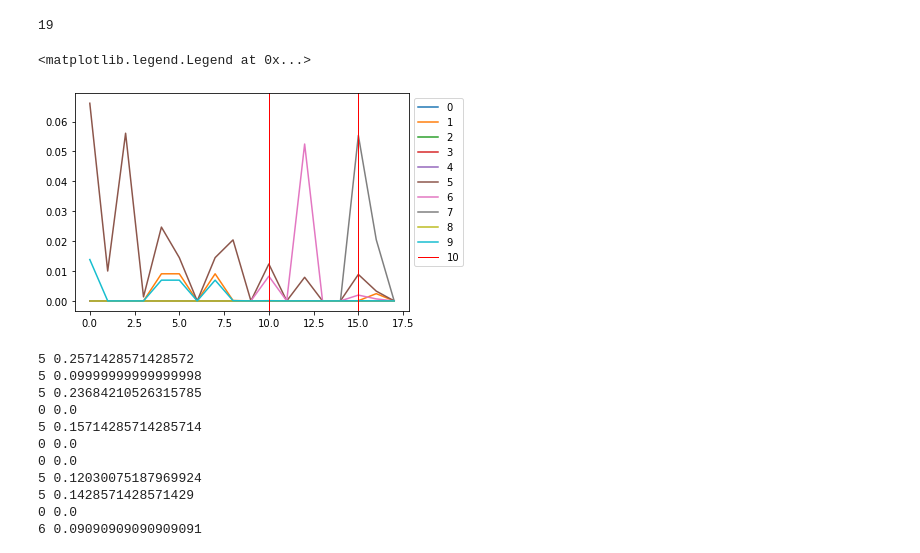
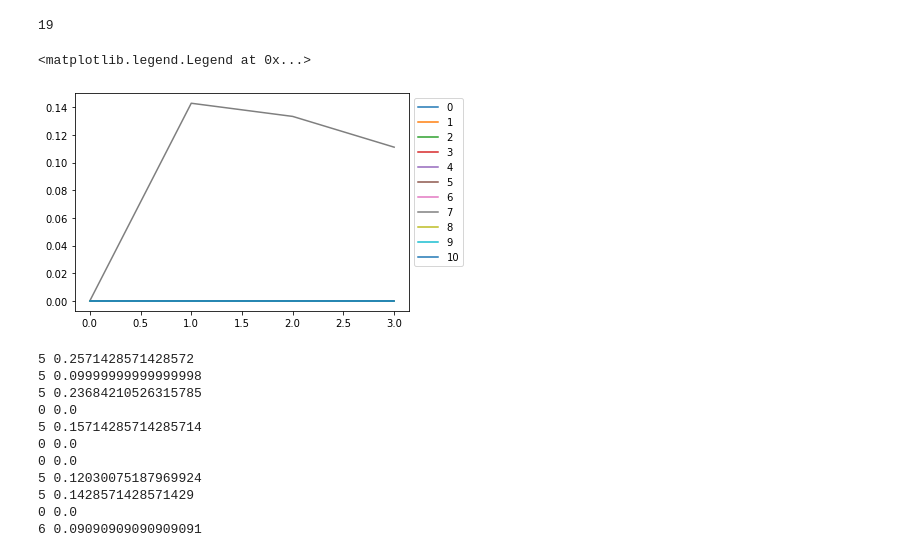
Before and after one commit to DAHYUN-HAN/Speech_to_Text, a Jupyter notebook: text_similarity.ipynb, the cells around one changed output. Cells and saved outputs as stored; diff of their text form; code cells hidden in the pictures.

```diff
--- a/text_similarity.ipynb
+++ b/text_similarity.ipynb
@@ -1242,0 +1275,2 @@ def similarity4(script, present_sentence, present_point):
+# %%
+result_list = origin
@@ -1242,0 +1281,2 @@ def similarity4(script, present_sentence, present_point):
+# %%
+s = '별헤는밤윤동주종두지석영33인손병희만세만세유관순'
@@ -1242,0 +1287,2 @@ def similarity4(script, present_sentence, present_point):
+# %%
+result_list.append(similarity4(script, s[18:]))
@@ -1263,5 +1339,3 @@ result_list = []
-# %%
-result_list.append(similarity4(script, '그건 오이가 아니라 실수였어요 변태인줄'))
 # %%
 plt.clf()
 plt.plot(b)
@@ -1290,13 +1364,13 @@ for i in range(len(a)-1):
     outside.append(inside)
 # %%
 plt.clf()
-plt.plot(outside)
-plt.axvline(x=10, color='r', linewidth=1)
-plt.axvline(x=15, color='r', linewidth=1)
+plt.plot(result_list)
+# plt.axvline(x=10, color='r', linewidth=1)
+# plt.axvline(x=15, color='r', linewidth=1)
 plt.legend(['0', '1', '2', '3', '4', '5', '6', '7', '8', '9', '10'], bbox_to_anchor=(1, 1))
 # %% [output]
 <matplotlib.legend.Legend at 0x...>
-[figure, old version]
+[figure, new version]
 # %%
 for i in outside:
     print(np.argmax(i), i[np.argmax(i)])
```
Also changed, not shown: parts of 45 cells of this notebook, 10 other files.
